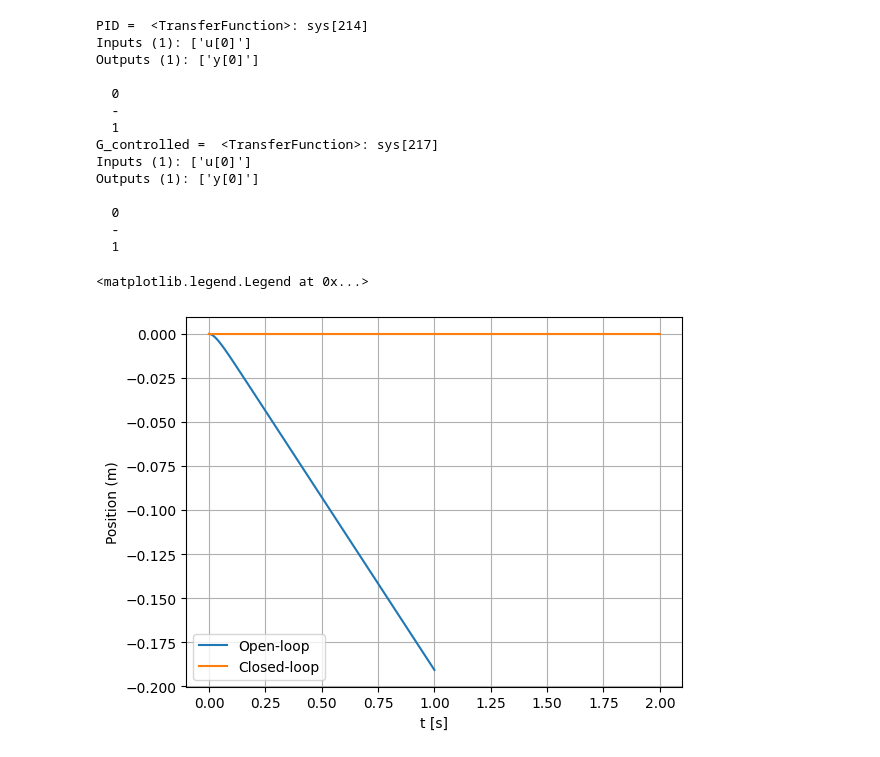
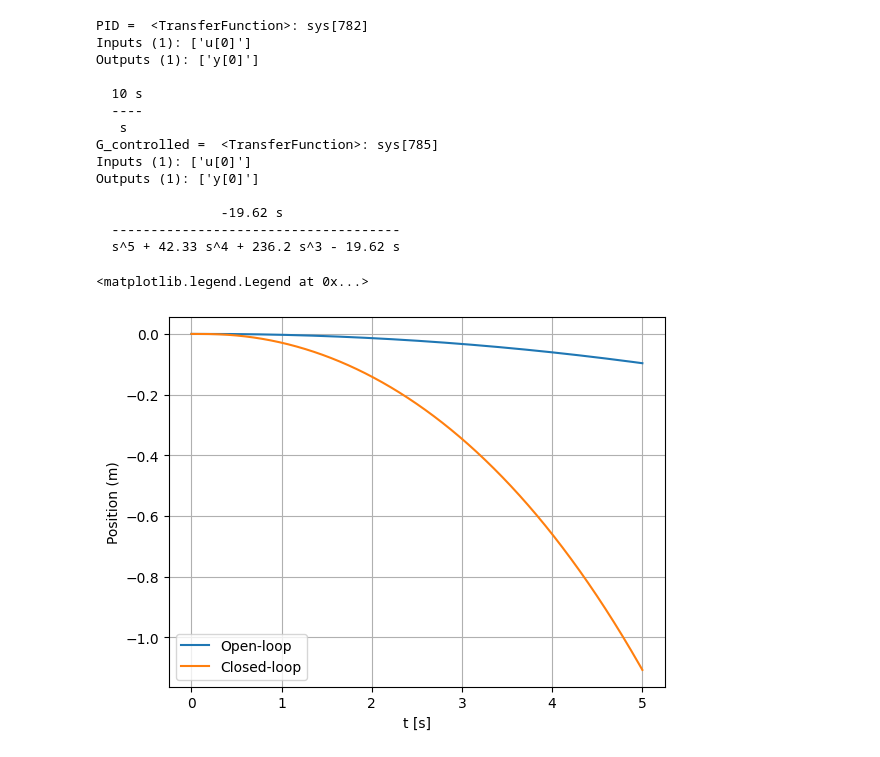
Before and after one commit to TijnAltenaAO/python-modeling, a Jupyter notebook: controlsystemsmodeling.ipynb, the cells around one changed output. Drawn from its saved outputs; the diff is of its cells as text; code cells hidden in the pictures.

```diff
--- a/controlsystemsmodeling.ipynb
+++ b/controlsystemsmodeling.ipynb
@@ -10,7 +10,7 @@ import matplotlib.pyplot as plt
 g = 9.81
 # d = 0.0375
 # L = 0.1725
-b = 0.05 # total guess
+b = 0.00 # total guess
 m = 0.05 # weight of ball
 R = 0.02
 
@@ -65,7 +65,7 @@ t2,yc = impulse_response(G_plant,T=1,T_num=200)
 t3,yc2 = impulse_response(Y_sine, T=5, T_num=1000)
 t4,yc3 = impulse_response(Y_cosine, T=5, T_num=1000)
 
-plt.plot(t3,yc2, label='Sine response -  open loop')
+# plt.plot(t3,yc2, label='Sine response -  open loop')
 plt.plot(t4,yc3, label='Cosine response -  open loop')
 
 plt.plot(t,y_angle, label='Step response - open loop')
@@ -105,16 +105,24 @@ import matplotlib.pyplot as plt
 
 # open loop motor
 # values taken from https://ctms.engin.umich.edu/CTMS/index.php?example=MotorPosition&section=SystemModeling
-J = 3.3*10**-6
-b_m = 3.5*10**-6
-K = 0.0274
-L_m = 0 # think if we neglect it, e.g; let it be 0
-R_E = 4 # guess, could maybe also be ~12 or 20, need to check notes.
+# J = 3.3*10**-6
+# b_m = 3.5*10**-6
+# K = 0.0274
+# L_m = 0 # think if we neglect it, e.g; let it be 0
+# R_E = 4 # guess, could maybe also be ~12 or 20, need to check notes.
+
+# num = [K]
+# den = [J*L_m, (R_E*J)+(b_m*L_m), (K**2)+(b_m*R_E), 0]
+
+K = 0.28
+T_m = 0.1512
 
 num = [K]
-den = [J*L_m, (R_E*J)+(b_m*L_m), (K**2)+(b_m*R_E), 0]
+den = [1,1/T_m]
 
 G_motor = tf(num, den)
+integrator = tf([1],[1,0]) # integrator
+G_motor = G_motor*integrator # integrate to get position
 
 # step response and pulse response:
 step = tf([1],[1,0]) # figire out of numerator value matters.
@@ -248,44 +260,47 @@ Outputs (1): ['y[0]']
 # %%
 # add PI controller (now it is closed loop)
-num = Kp,Ki,Kd=0.0,0.0,0 # idk if this way of defining is allowed. d = 0 because otherwise deg(num) > deg(den)
+Kp,Ki,Kd=10,0,0 # idk if this way of defining is allowed. d = 0 because otherwise deg(num) > deg(den)
 den = [1, 0]
-controller = tf(num,den)
+controller= tf([Kd,Kp,Ki],den)
 print('PID = ', controller)
 
 G_control = controller*G_total
 G_controlled = feedback(G_control,[1],-1)  #GF is forward gain, [1] is unity feedback loop with -1 indicating negative feedback
 
 print('G_controlled = ', G_controlled)
 
-t2, yc = step_response(G_controlled,T=2,T_num=100)
-# t2, yc = step_response(Gtotf,T=10,T_num=200,X0=-0.0)
+# w = np.logspace(-1,3,100)   #set omega range
+# bode_plot(G_controlled,w,dB=True,deg=False)
+
+t2, yc = step_response(G_controlled,T=5,T_num=1000,X0=-0.0)
+t, y = step_response(G_total,T=5,T_num=1000,X0=0)
 plt.plot(t,y, label='Open-loop')
 plt.plot(t2,yc, label='Closed-loop')
 plt.grid()
 plt.xlabel('t [s]')
 plt.ylabel('Position (m)')
 plt.legend()
 
 #impulse_response(g,T=10,T_num=200)
 
 
 
 
 # TODO add bode plots and pole zero plot at what places?
 # %% [output]
-PID =  <TransferFunction>: sys[214]
+PID =  <TransferFunction>: sys[782]
 Inputs (1): ['u[0]']
 Outputs (1): ['y[0]']
 
-  0
-  -
-  1
-G_controlled =  <TransferFunction>: sys[217]
+  10 s
+  ----
+   s
+G_controlled =  <TransferFunction>: sys[785]
 Inputs (1): ['u[0]']
 Outputs (1): ['y[0]']
 
-  0
-  -
-  1
+                -19.62 s
+  -------------------------------------
+  s^5 + 42.33 s^4 + 236.2 s^3 - 19.62 s
 <matplotlib.legend.Legend at 0x...>
-[figure, old version]
+[figure, new version]
```
Also changed, not shown: parts of 3 cells of this notebook.
